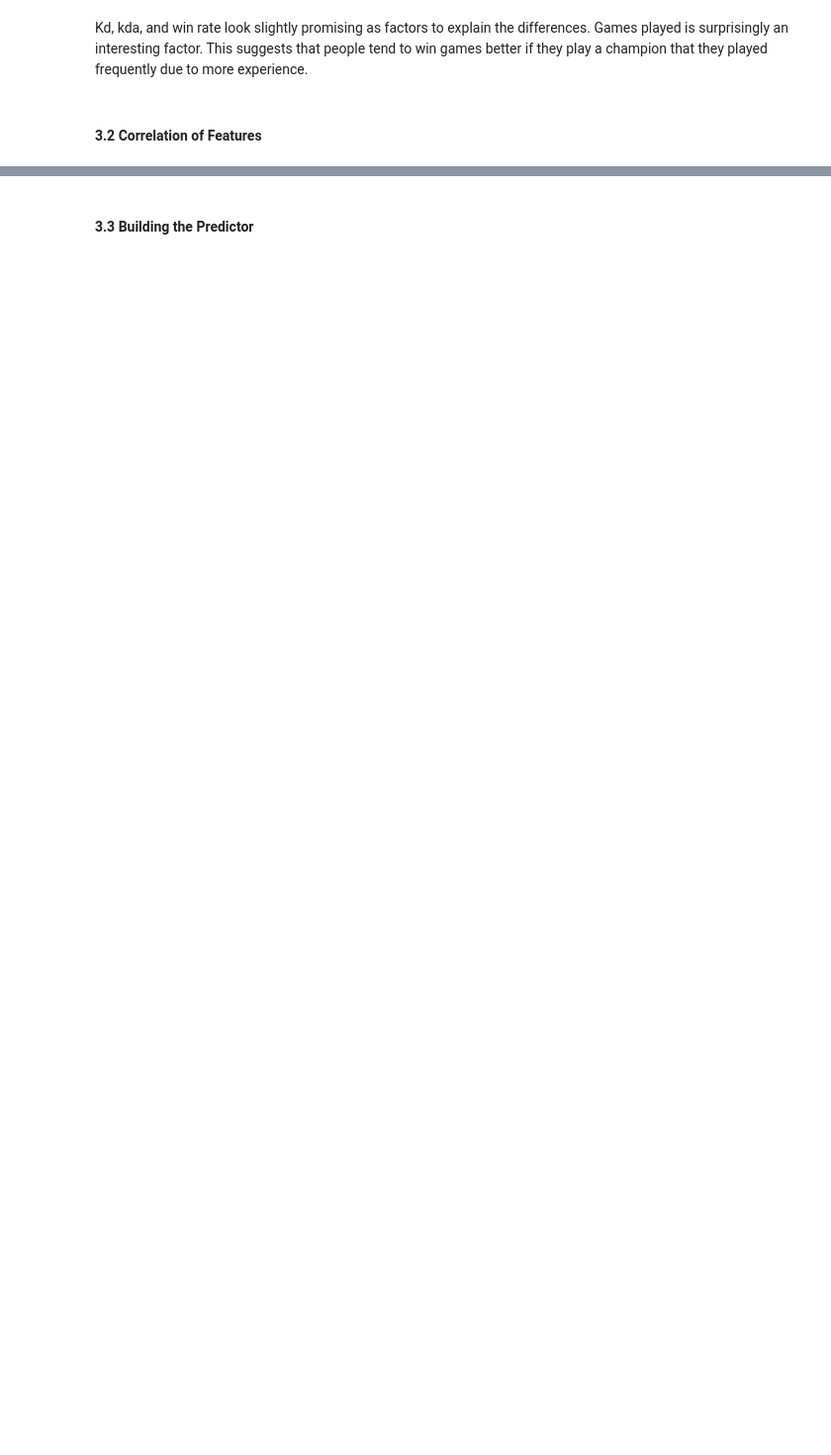
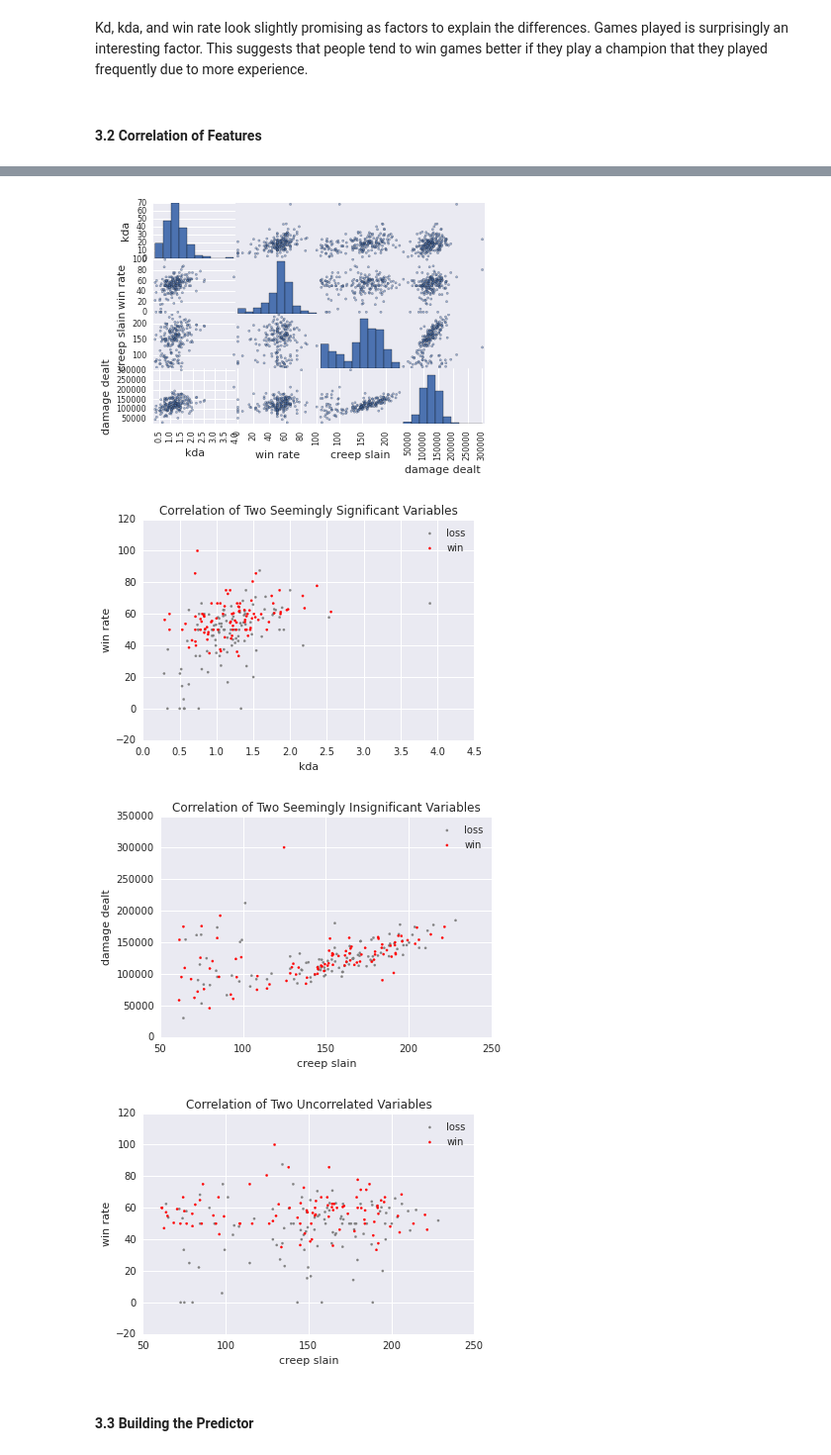
Before and after one commit to wesleykchen/DataScienceLeague, a Jupyter notebook: Initial Data Analysis.ipynb, the cells around one changed output, grey strips where cells are left out. Shown at 99% size. Saved outputs shown, nothing was run; the diff lists cells and outputs as text; code cells hidden in the pictures; blank space fills up the shorter version.

```diff
--- a/Initial Data Analysis.ipynb
+++ b/Initial Data Analysis.ipynb
@@ -138,3 +111,45 @@ plt.show()
+# %%
+# Pairwise scatterplots of selected variables for correlation
+pd.tools.plotting.scatter_matrix(carry_df[[u'kda', u'win rate', u'creep slain', u'damage dealt']])
+plt.show()
+
+# The correlation of the two variables in which the two groups have a large difference
+X_loss = carry_df[carry_df['win'] == 0]
+X_win = carry_df[carry_df['win'] == 1]
+plt.scatter(X_loss['kda'], X_loss['win rate'], color = 'grey', marker = '.', label = 'loss')
+plt.scatter(X_win['kda'], X_win['win rate'], color = 'red', marker = '.', label = 'win')
+plt.legend(loc = 1)
+plt.xlabel("kda")
+plt.ylabel("win rate")
+plt.title("Correlation of Two Seemingly Significant Variables")
+plt.show()
+
+# The correlation of the two variables in which the two groups do not have much difference.
+# The variables are positively correlated since both are positively correlated to time. Our data source Riot Games's API
+# doesn't give us the length of each game hence, we couldn't scale our data.
+plt.scatter(X_loss['creep slain'], X_loss['damage dealt'], color = 'grey', marker = '.', label = 'loss')
+plt.scatter(X_win['creep slain'], X_win['damage dealt'], color = 'red', marker = '.', label = 'win')
+plt.legend(loc = 1)
+plt.xlabel("creep slain")
+plt.ylabel("damage dealt")
+plt.title("Correlation of Two Seemingly Insignificant Variables")
+plt.show()
+
+# We see that the previous win rate of the players who tend to win (red) are markedly higher than those who tend to lose.
+# However since league is very random, there is a large overlap. Thus our precision and accuracy of a predictor might not be
+# as good as we hope.
+plt.scatter(X_loss['creep slain'], X_loss['win rate'], color = 'grey', marker = '.', label = 'loss')
+plt.scatter(X_win['creep slain'], X_win['win rate'], color = 'red', marker = '.', label = 'win')
+plt.legend(loc = 1)
+plt.xlabel("creep slain")
+plt.ylabel("win rate")
+plt.title("Correlation of Two Uncorrelated Variables")
+plt.show()
+# %% [output]
+[figure, added]
+[figure, added]
+[figure, added]
+[figure, added]
 # %% [markdown]
 #### 3.3 Building the Predictor
 # %%
```
Also changed, not shown: parts of 16 cells of this notebook.
